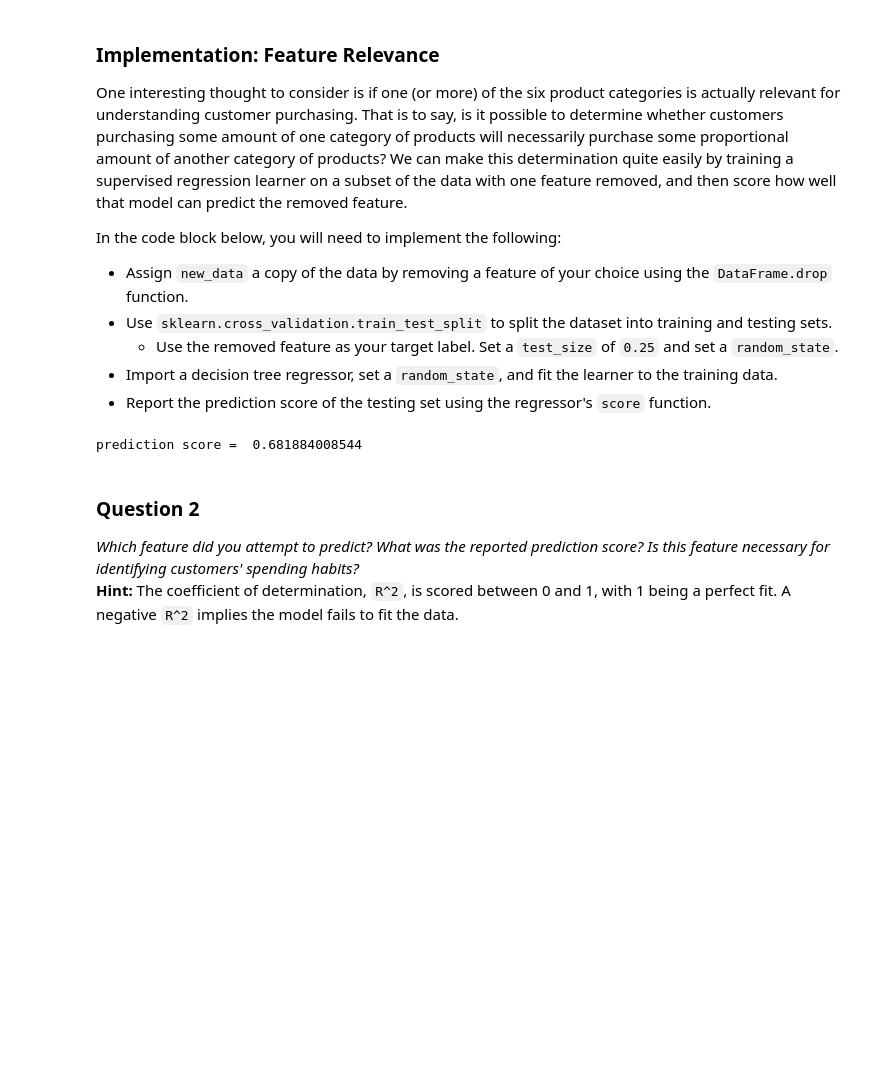
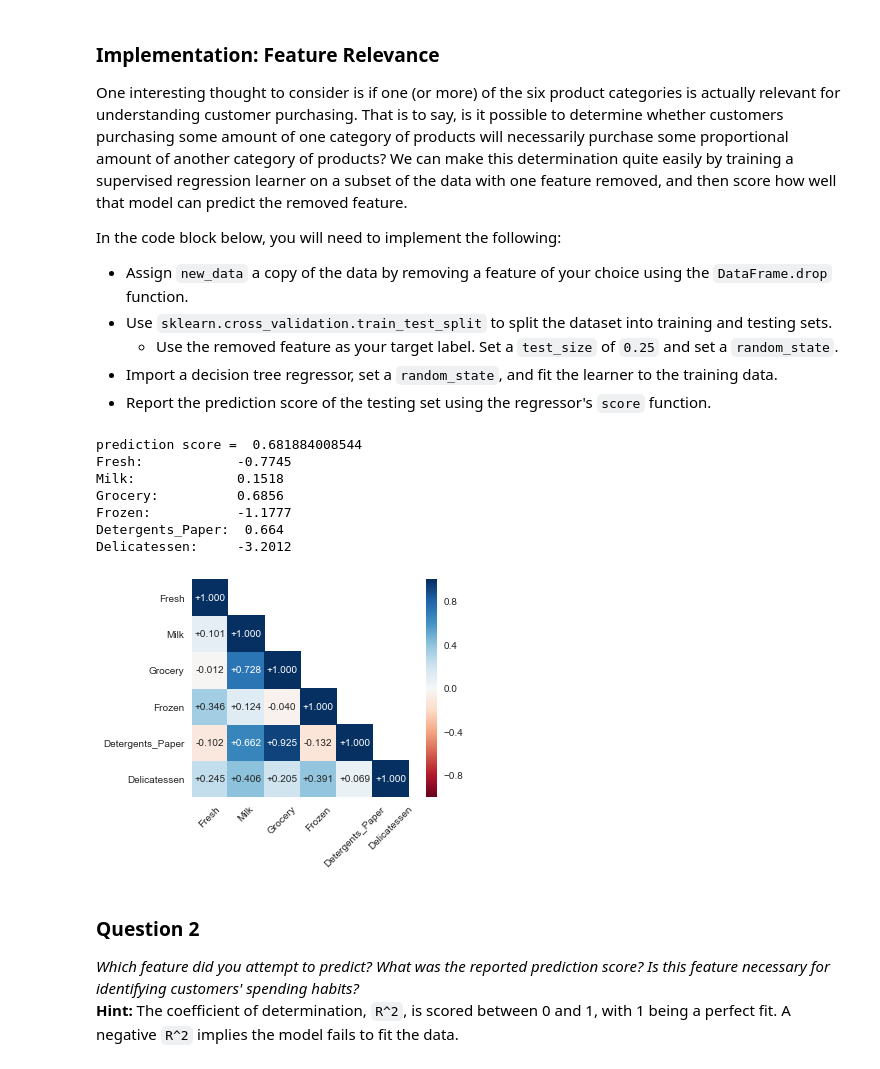
Before and after one commit to santhanaks/projects, a Jupyter notebook: customer_segments/customer_segments.ipynb, the cells around one changed output. Saved outputs shown, nothing was run; the diff lists cells and outputs as text; code cells hidden in the pictures; blank space fills up the shorter version.

```diff
--- a/customer_segments/customer_segments.ipynb
+++ b/customer_segments/customer_segments.ipynb
@@ -92,20 +103,65 @@ In the code block below, you will need to implement the following:
 # %%
 # TODO: Make a copy of the DataFrame, using the 'drop' function to drop the given feature
 new_data = data.drop(['Grocery'],axis=1)
 
 # TODO: Split the data into training and testing sets using the given feature as the target
 from sklearn.cross_validation import train_test_split
 X_train, X_test, y_train, y_test = train_test_split(new_data, data['Grocery'], test_size=0.25, random_state=42)
 
 # TODO: Create a decision tree regressor and fit it to the training set
 from sklearn.tree import DecisionTreeRegressor
 regressor = DecisionTreeRegressor(random_state=42)
 regressor.fit(X_train,y_train)
 # TODO: Report the score of the prediction using the testing set
 score = regressor.score(X_test,y_test)
 print "\nprediction score = ",score
+
+from sklearn.cross_validation import train_test_split
+from sklearn.tree import DecisionTreeRegressor
+
+def calculate_r_2_for_feature(data,feature):
+    new_data = data.drop(feature, axis=1)
+
+    X_train, \
+    X_test,  \
+    y_train, \
+    y_test = train_test_split(
+        new_data,data[feature],test_size=0.25
+    )
+
+    regressor = DecisionTreeRegressor()
+    regressor.fit(X_train,y_train)
+
+    score = regressor.score(X_test,y_test)
+    return score
+
+def r_2_mean(data,feature,runs=200):
+    return np.array([calculate_r_2_for_feature(data,feature)
+                     for _ in range(200) ]).mean().round(4)
+
+print "{0:17} {1}".format("Fresh: ", r_2_mean(data,'Fresh'))
+print "{0:17} {1}".format("Milk: ", r_2_mean(data,'Milk'))
+print "{0:17} {1}".format("Grocery: ", r_2_mean(data,'Grocery'))
+print "{0:17} {1}".format("Frozen: ", r_2_mean(data,'Frozen'))
+print "{0:17} {1}".format("Detergents_Paper: ", r_2_mean(data,'Detergents_Paper'))
+print "{0:17} {1}".format("Delicatessen: ", r_2_mean(data,'Delicatessen'))
+
+corr = data.corr()
+mask = np.zeros_like(corr)
+mask[np.triu_indices_from(mask, 1)] = True
+with sns.axes_style("white"):
+    ax = sns.heatmap(corr, mask=mask, square=True, annot=True,
+                     cmap='RdBu', fmt='+.3f')
+    plt.xticks(rotation=45, ha='center')
 # %% [output]
 prediction score =  0.681884008544
+Fresh:            -0.7745
+Milk:             0.1518
+Grocery:          0.6856
+Frozen:           -1.1777
+Detergents_Paper:  0.664
+Delicatessen:     -3.2012
+[figure, added]
 # %% [markdown]
 ### Question 2
 *Which feature did you attempt to predict? What was the reported prediction score? Is this feature necessary for identifying customers' spending habits?*
```
Also changed, not shown: parts of 8 cells of this notebook, 1 other file.
